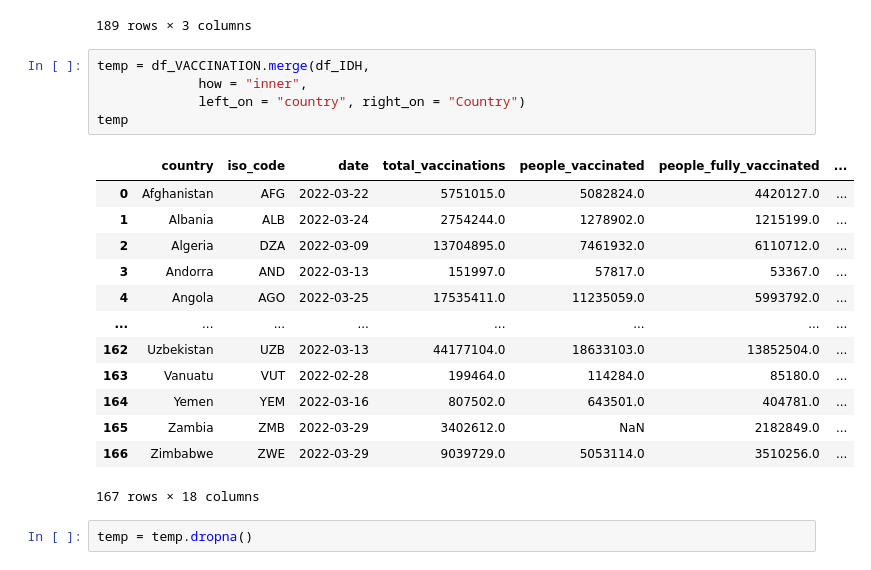
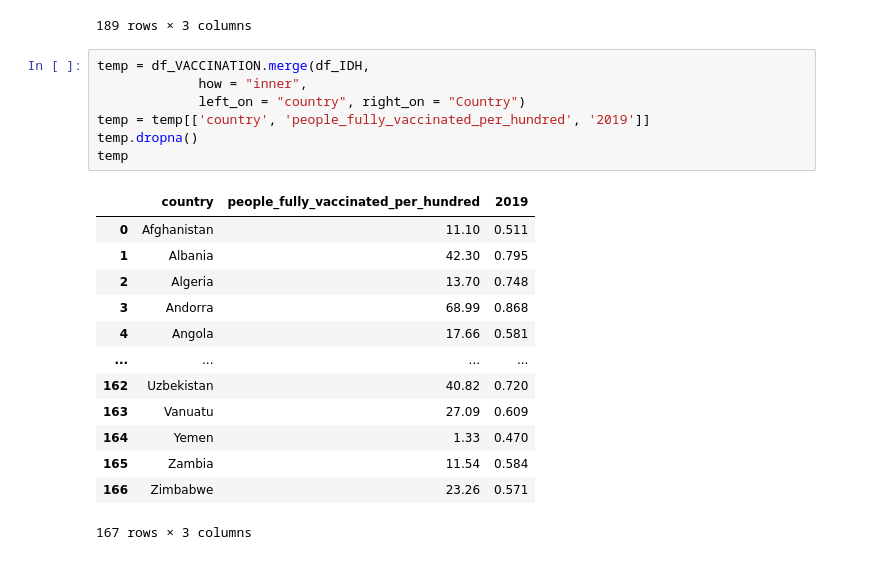
Before and after one commit to JoaoP-Silva/Covid-analysis, a Jupyter notebook: Vacinacao-Covid.ipynb, the cells around one changed output. Saved outputs shown, nothing was run; the diff lists cells and outputs as text.

```diff
--- a/Vacinacao-Covid.ipynb
+++ b/Vacinacao-Covid.ipynb
@@ -66,21 +73,21 @@ df_IDH
 # %%
 temp = df_VACCINATION.merge(df_IDH,
              how = "inner",
              left_on = "country", right_on = "Country")
+temp = temp[['country', 'people_fully_vaccinated_per_hundred', '2019']]
+temp.dropna()
 temp
 # %% [output]
-|  | country | iso_code | date | total_vaccinations | people_vaccinated | people_fully_vaccinated | ... |
-| 0 | Afghanistan | AFG | 2022-03-22 | 5751015.0 | 5082824.0 | 4420127.0 | ... |
-| 1 | Albania | ALB | 2022-03-24 | 2754244.0 | 1278902.0 | 1215199.0 | ... |
-| 2 | Algeria | DZA | 2022-03-09 | 13704895.0 | 7461932.0 | 6110712.0 | ... |
-| 3 | Andorra | AND | 2022-03-13 | 151997.0 | 57817.0 | 53367.0 | ... |
-| 4 | Angola | AGO | 2022-03-25 | 17535411.0 | 11235059.0 | 5993792.0 | ... |
-| ... | ... | ... | ... | ... | ... | ... | ... |
-| 162 | Uzbekistan | UZB | 2022-03-13 | 44177104.0 | 18633103.0 | 13852504.0 | ... |
-| 163 | Vanuatu | VUT | 2022-02-28 | 199464.0 | 114284.0 | 85180.0 | ... |
-| 164 | Yemen | YEM | 2022-03-16 | 807502.0 | 643501.0 | 404781.0 | ... |
-| 165 | Zambia | ZMB | 2022-03-29 | 3402612.0 | NaN | 2182849.0 | ... |
-| 166 | Zimbabwe | ZWE | 2022-03-29 | 9039729.0 | 5053114.0 | 3510256.0 | ... |
+|  | country | people_fully_vaccinated_per_hundred | 2019 |
+| 0 | Afghanistan | 11.10 | 0.511 |
+| 1 | Albania | 42.30 | 0.795 |
+| 2 | Algeria | 13.70 | 0.748 |
+| 3 | Andorra | 68.99 | 0.868 |
+| 4 | Angola | 17.66 | 0.581 |
+| ... | ... | ... | ... |
+| 162 | Uzbekistan | 40.82 | 0.720 |
+| 163 | Vanuatu | 27.09 | 0.609 |
+| 164 | Yemen | 1.33 | 0.470 |
+| 165 | Zambia | 11.54 | 0.584 |
+| 166 | Zimbabwe | 23.26 | 0.571 |
-167 rows × 18 columns
+167 rows × 3 columns
-# %%
-temp = temp.dropna()
```
Also changed, not shown: parts of 23 cells of this notebook.
